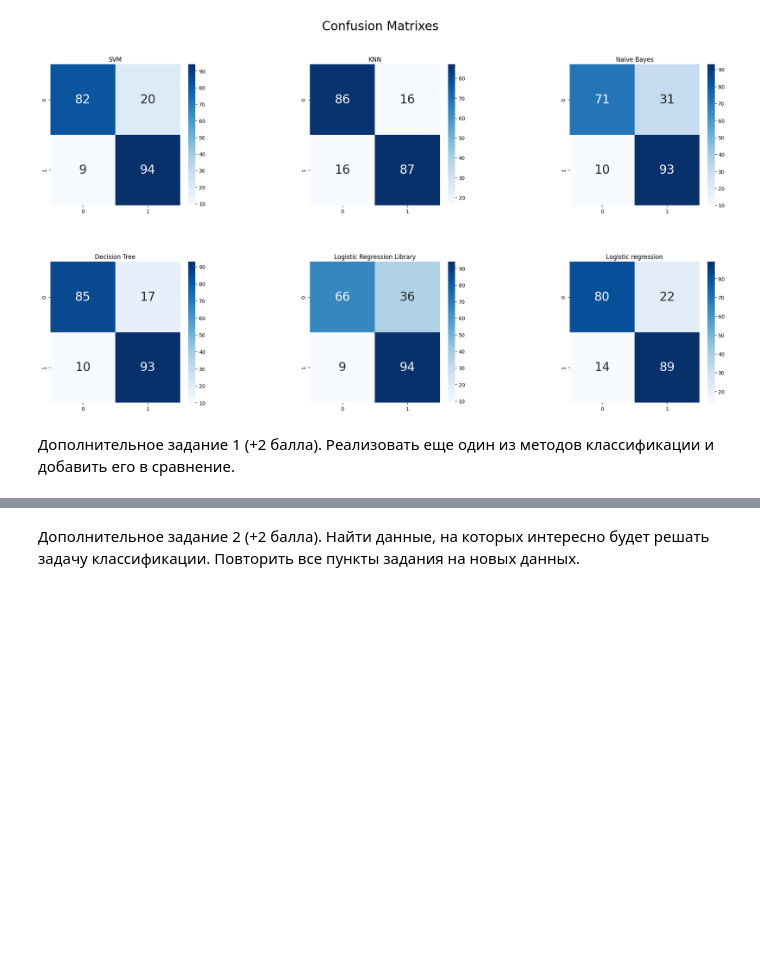
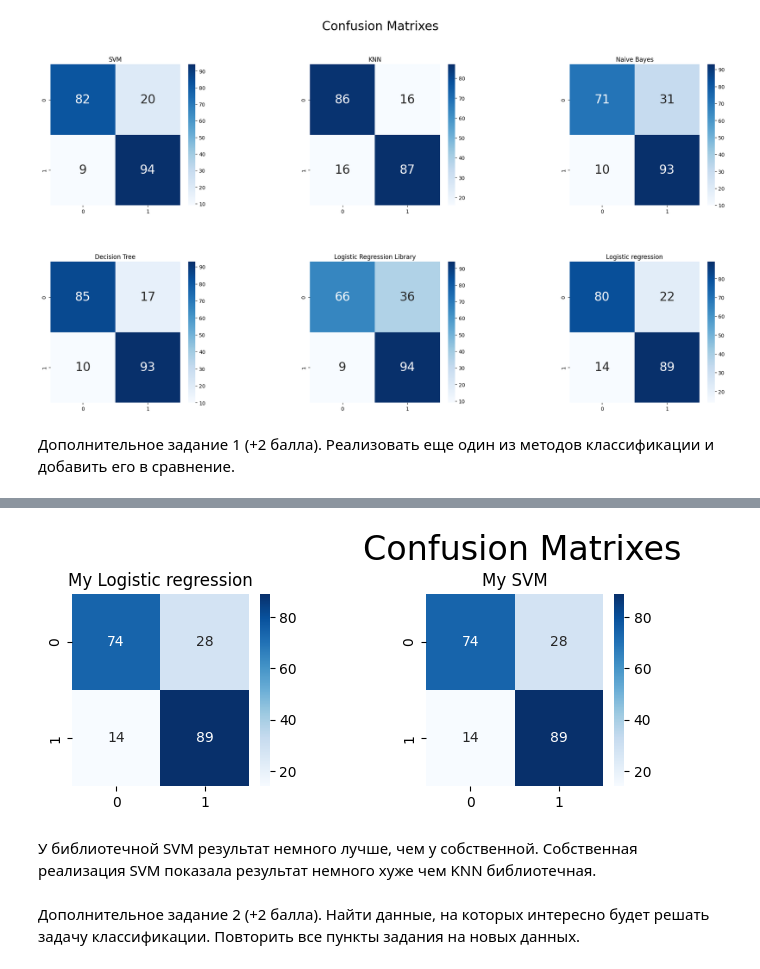
Before and after one commit to PlatonovaEkaterina/Machine-Learning, a Jupyter notebook: Task Two/Untitled.ipynb, the cells around one changed output, grey strips where cells are left out. Drawn from its saved outputs; the diff is of its cells as text; code cells hidden in the pictures; blank space fills up the shorter version.

```diff
--- a/Task Two/Untitled.ipynb
+++ b/Task Two/Untitled.ipynb
@@ -487,3 +497,23 @@ plt.show()
+# %%
+plt.figure(figsize=(12, 6))
+
+plt.suptitle("Confusion Matrixes", fontsize=24)
+plt.subplots_adjust(wspace = 0.6, hspace= 0.4)
+
+plt.subplot(2, 3, 1)
+plt.title("My Logistic regression")
+sns.heatmap(confusion_matrix(y_test, y_pred), cmap='Blues', annot=True, fmt='d')
+
+plt.subplot(2, 3, 2)
+plt.title("My SVM")
+sns.heatmap(confusion_matrix(y_test, y_svm), cmap='Blues', annot=True, fmt='d')
+
+plt.show()
+# %% [output]
+[figure, added]
+# %% [markdown]
+У библиотечной SVM результат немного лучше, чем у собственной.
+Собственная реализация SVM показала результат немного хуже чем KNN библиотечная.
 # %% [markdown]
 Дополнительное задание 2 (+2 балла). Найти данные, на которых интересно будет решать задачу классификации. Повторить все пункты задания на новых данных.
 # %%
```
Also changed, not shown: parts of 15 cells of this notebook.
